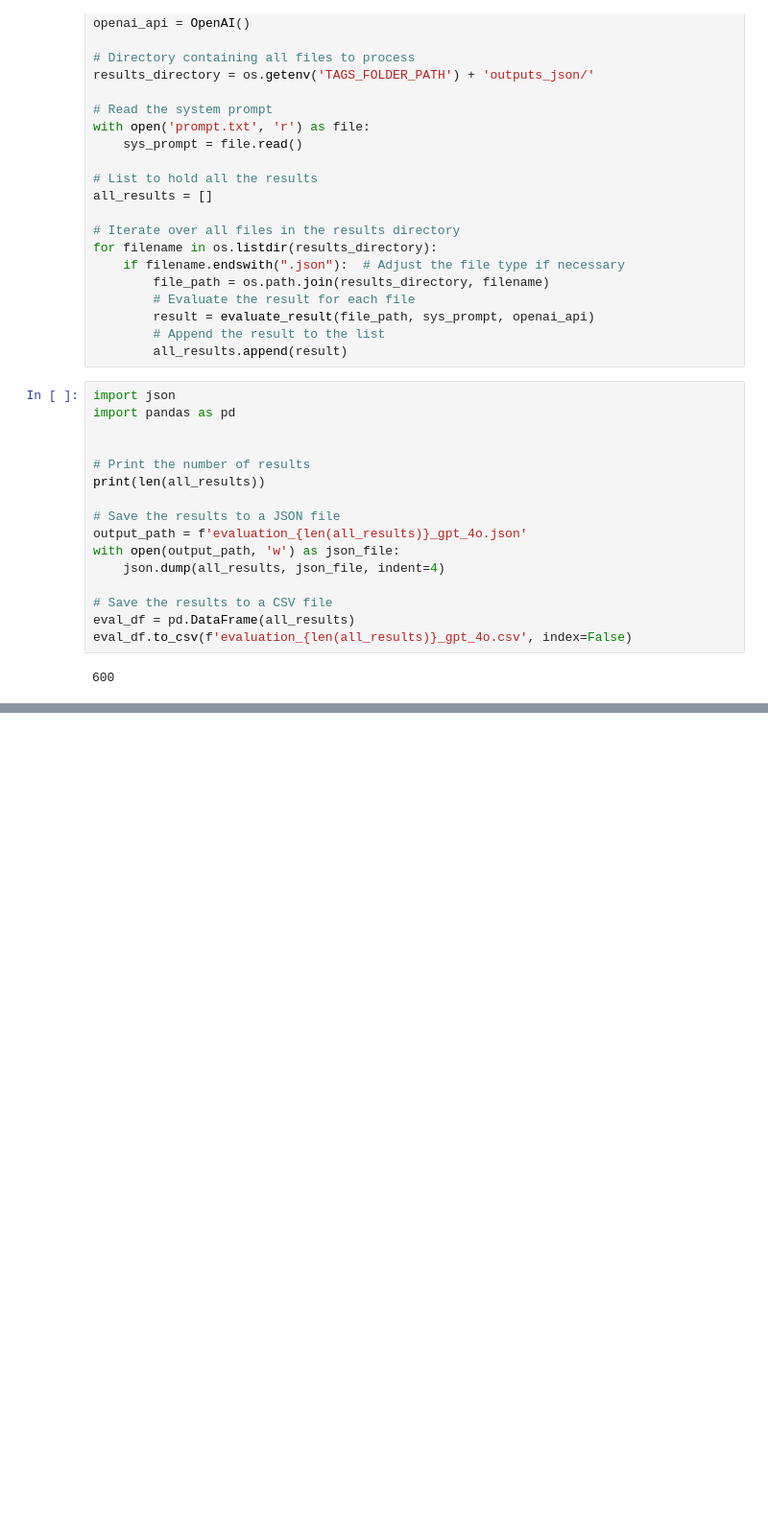
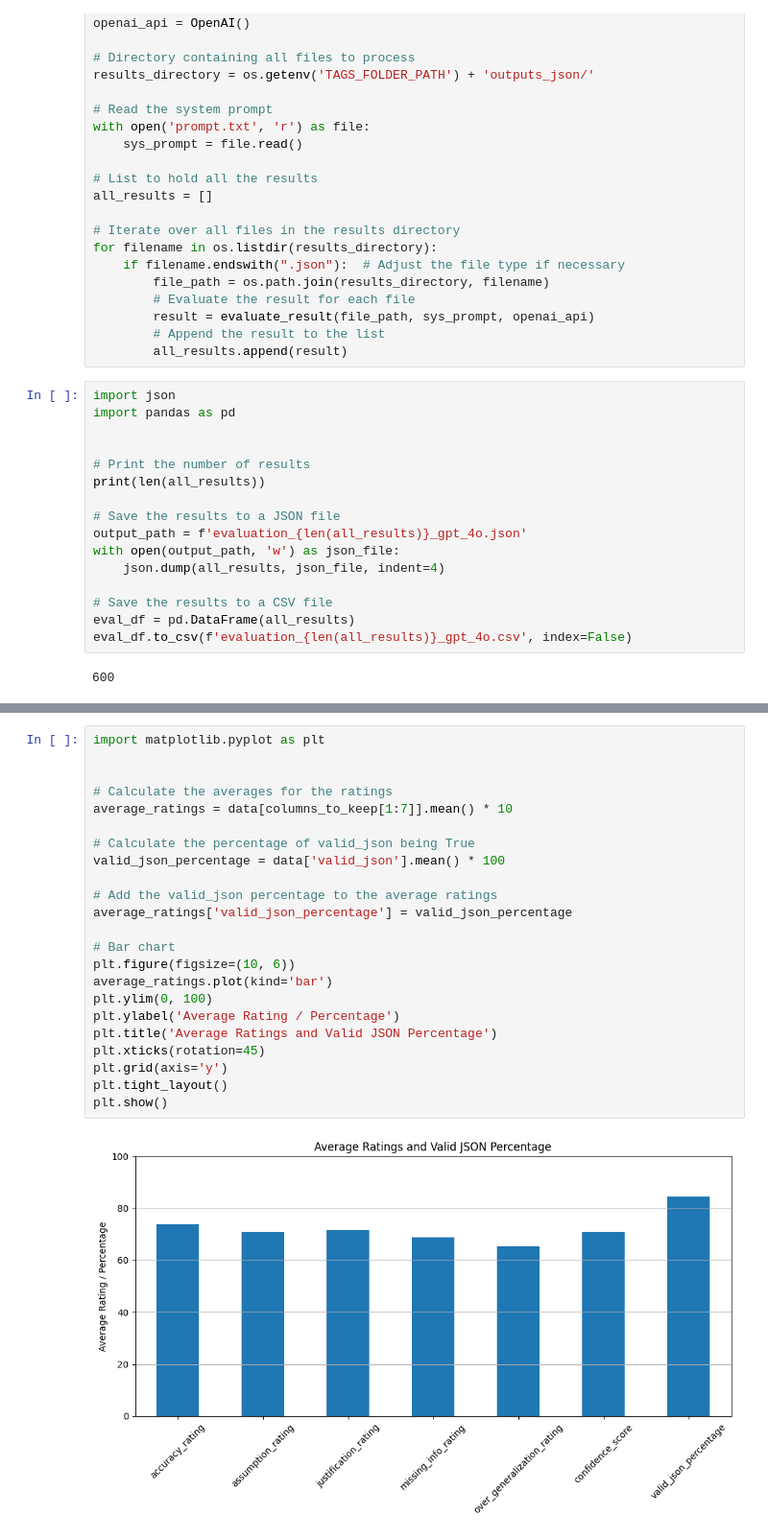
Before and after one commit to Knaeckebrothero/Recruiting-Algorithm, a Jupyter notebook: dwh/etl/aggregation/benchmarks/evaluate_outcome.ipynb, the cells around one changed output, grey strips where cells are left out. Shown at 96% size. Saved outputs shown, nothing was run; the diff lists cells and outputs as text; blank space fills up the shorter version.

```diff
--- a/dwh/etl/aggregation/benchmarks/evaluate_outcome.ipynb
+++ b/dwh/etl/aggregation/benchmarks/evaluate_outcome.ipynb
@@ -104,0 +151,25 @@ eval_df.to_csv(f'evaluation_{len(all_results)}_gpt_4o.csv', index=False)
+# %%
+import matplotlib.pyplot as plt
+
+
+# Calculate the averages for the ratings
+average_ratings = data[columns_to_keep[1:7]].mean() * 10
+
+# Calculate the percentage of valid_json being True
+valid_json_percentage = data['valid_json'].mean() * 100
+
+# Add the valid_json percentage to the average ratings
+average_ratings['valid_json_percentage'] = valid_json_percentage
+
+# Bar chart
+plt.figure(figsize=(10, 6))
+average_ratings.plot(kind='bar')
+plt.ylim(0, 100)
+plt.ylabel('Average Rating / Percentage')
+plt.title('Average Ratings and Valid JSON Percentage')
+plt.xticks(rotation=45)
+plt.grid(axis='y')
+plt.tight_layout()
+plt.show()
+# %% [output]
+[figure, added]
```
Also changed, not shown: parts of 1 cell of this notebook.
